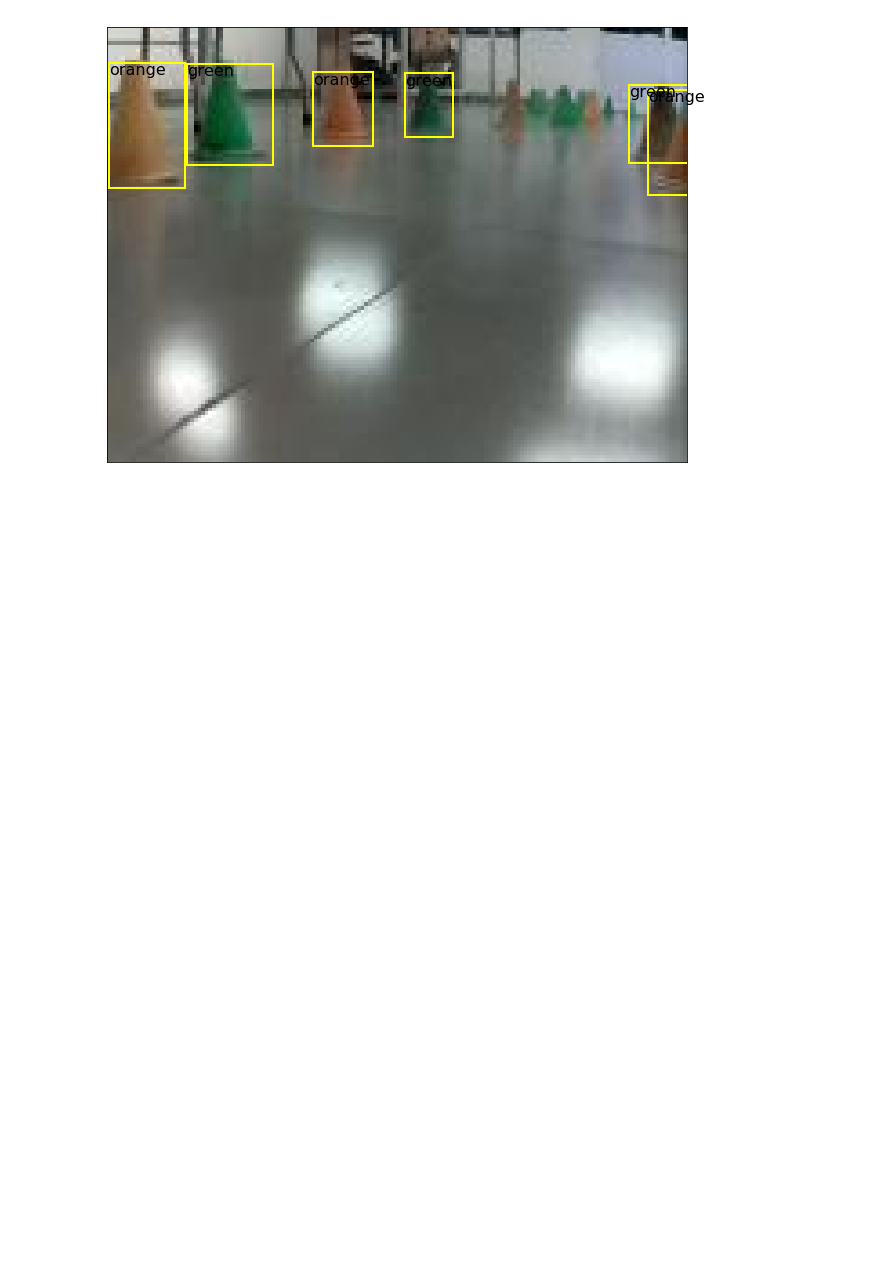
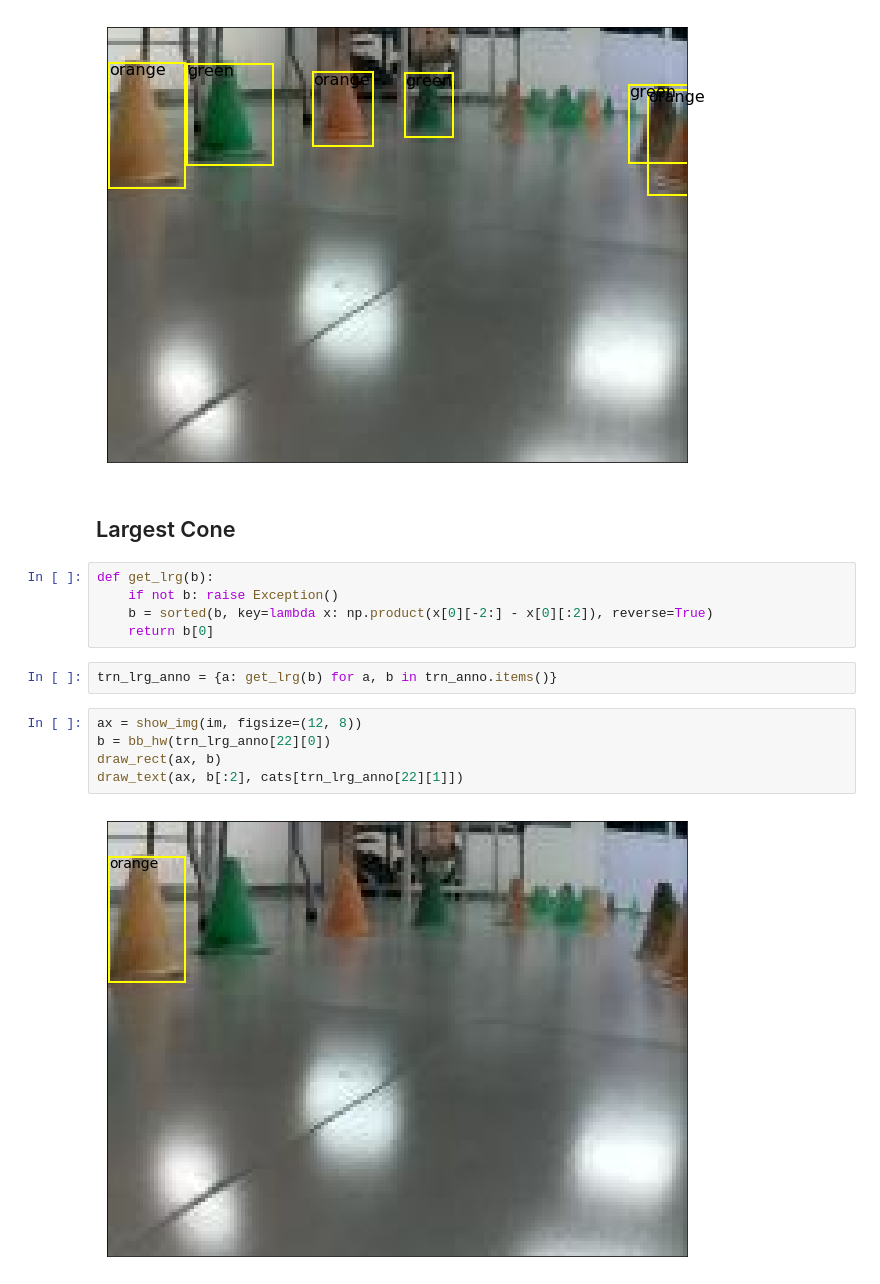
Before and after one commit to 10zinten/Driverless-project, a Jupyter notebook: object-detection/prototype/SSD cone detection.ipynb, the cells around one changed output. Cells and saved outputs as stored; diff of their text form; blank space fills up the shorter version.

Commit message:
selected largest object - cone

```diff
--- a/object-detection/prototype/SSD cone detection.ipynb
+++ b/object-detection/prototype/SSD cone detection.ipynb
@@ -261,3 +263,19 @@ draw_idx(22)
 # %% [output]
 (120, 160, 3)
 [figure]
+# %% [markdown]
+## Largest Cone
+# %%
+def get_lrg(b):
+    if not b: raise Exception()
+    b = sorted(b, key=lambda x: np.product(x[0][-2:] - x[0][:2]), reverse=True)
+    return b[0]
+# %%
+trn_lrg_anno = {a: get_lrg(b) for a, b in trn_anno.items()}
+# %%
+ax = show_img(im, figsize=(12, 8))
+b = bb_hw(trn_lrg_anno[22][0])
+draw_rect(ax, b)
+draw_text(ax, b[:2], cats[trn_lrg_anno[22][1]])
+# %% [output]
+[figure, added]
```
Also changed, not shown: parts of 11 cells of this notebook.
